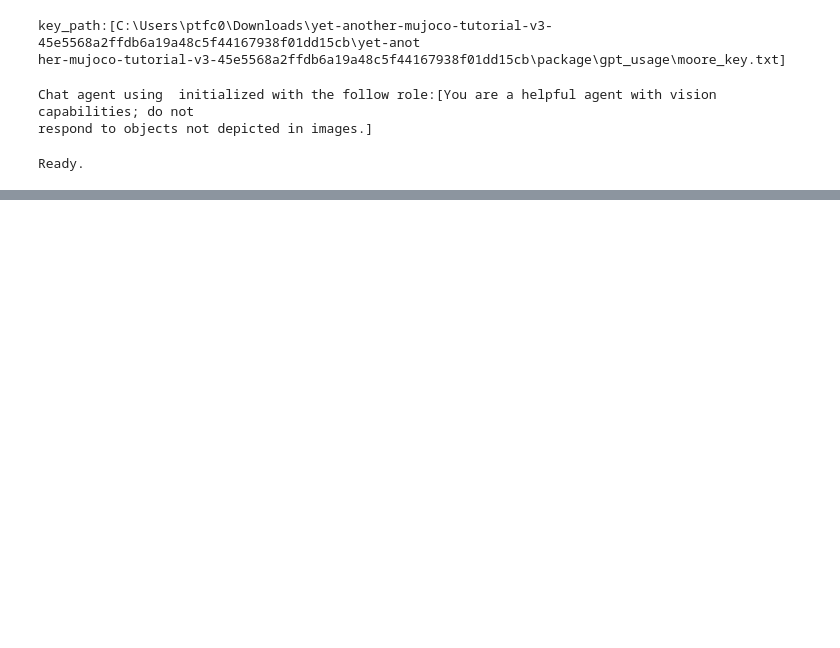
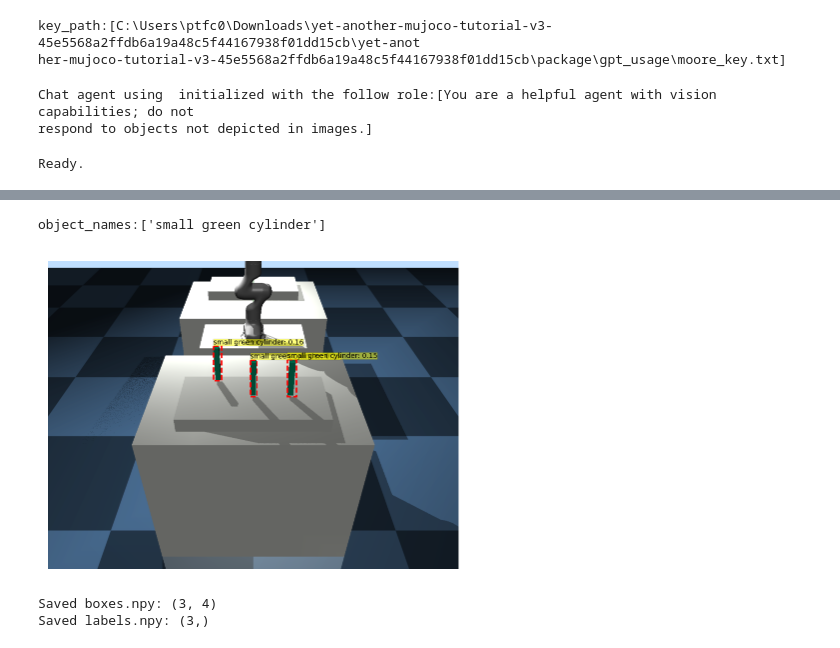
Before and after one commit to qfonner1/LabratoryPickNPlace, a Jupyter notebook: working.ipynb, the cells around one changed output, grey strips where cells are left out. Cells and saved outputs as stored; diff of their text form; code cells hidden in the pictures; blank space fills up the shorter version.

Commit message:
Overhead_Depth_Imager.ipynb

```diff
--- a/working.ipynb
+++ b/working.ipynb
@@ -381,7 +441,7 @@ GPT.chat(
 # List down the objects in the scene
 ret = GPT.chat(
     user_msg = """
-        Could you list down the object names suitable for detection in a json format? specifically what the robot could pick up the object is smaller than the robot hand.
+        Could you list down the object names suitable for detection in a json format? specifically what the robot could pick up the object is smaller than the robot hand.very small.
         Below is an example of a json format:
         {
           "objects": [
@@ -668,3 +495,0 @@ Box 2: X=-2.559, Y=-0.001, Z=2.256
-# %%
-for i, center in enumerate(xyz_centers):
-    print(f"Box {i} refined center 3D coordinate: {center}")
@@ -710,14 +495,0 @@ GPT state ready.
-# %%
-# Set GPT state
-GPT.set_state(state=gpt_state)
-ret = GPT.chat(
-    user_msg = """
-        xyz_centers in the code holds the point centers for each detected object can u tell me what those are?
-        """,
-    images   = None,
-    PRINT_USER_MSG   = True,
-    PRINT_GPT_OUTPUT = True,
-    RESET_CHAT       = False,
-    RETURN_RESPONSE  = True,
-    MAX_TOKENS       = 512,
-)
@@ -745,0 +496,55 @@ Each sub-list or tuple represents the X, Y, and Z coordinates for the center of
+# %%
+# Parse object names
+json_string = ret[ret.find('{'):ret.rfind('}')+1]
+data = json.loads(json_string)
+object_names = data['objects']
+print ("object_names:%s"%(object_names))
+
+# Open-vocab detection
+owlvit = Owlv2()
+detection_result = owlvit.detect_objects(
+    image_path    = png_path,
+    object_names  = object_names,
+    box_threshold = 0.1,
+)
+
+# Plot detection results
+plot_detection_result(
+    image_path       = png_path,
+    detection_result = detection_result,
+    figsize          = (6,4),
+    fontsize         = 5,
+)
+
+boxes = detection_result['boxes']  # Expecting (N,4) XYXY in png_path pixel coords
+if hasattr(boxes, "detach"):  # torch.Tensor
+    boxes = boxes.detach().cpu().numpy()
+else:
+    boxes = np.asarray(boxes, dtype=np.float32)
+
+np.save("boxes.npy", boxes.astype(np.float32))
+print("Saved boxes.npy:", boxes.shape)
+
+# 2) (Optional but recommended) Save labels/names per detection if available
+labels = None
+for key in ["labels", "names", "texts", "class_names"]:
+    if key in detection_result:
+        labels = detection_result[key]
+        break
+
+# If the model returns class indices that map into your queried object_names:
+if labels is None and "class_ids" in detection_result:
+    class_ids = detection_result["class_ids"]
+    labels = [object_names[i] for i in class_ids]
+
+if labels is not None:
+    labels = np.array(labels, dtype=object)
+    np.save("labels.npy", labels)
+    print("Saved labels.npy:", labels.shape)
+else:
+    print("No labels field found in detection_result; proceeding with boxes only.")
+# %% [output]
+object_names:['small green cylinder']
+[figure, added]
+Saved boxes.npy: (3, 4)
+Saved labels.npy: (3,)
```
Also changed, not shown: parts of 16 cells of this notebook, 4 other files.
